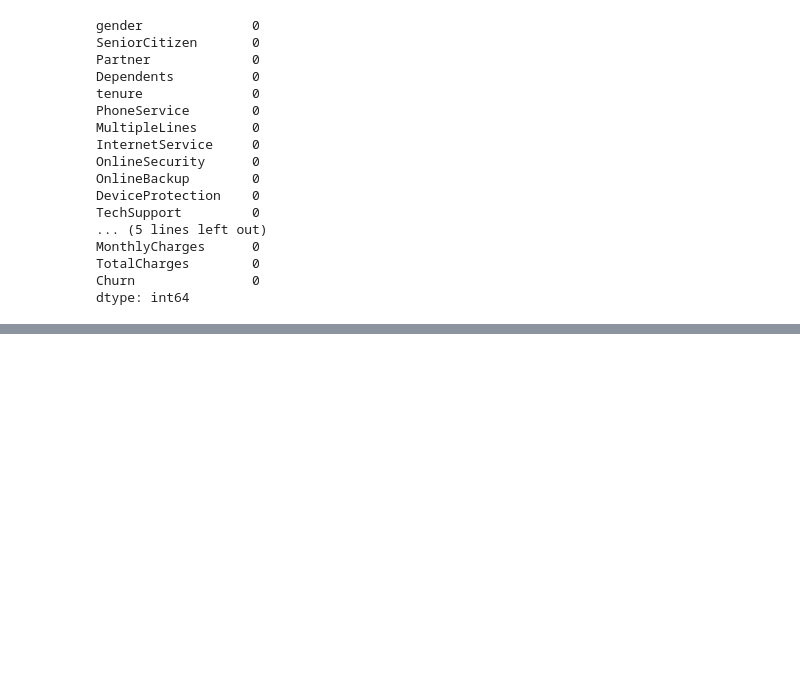
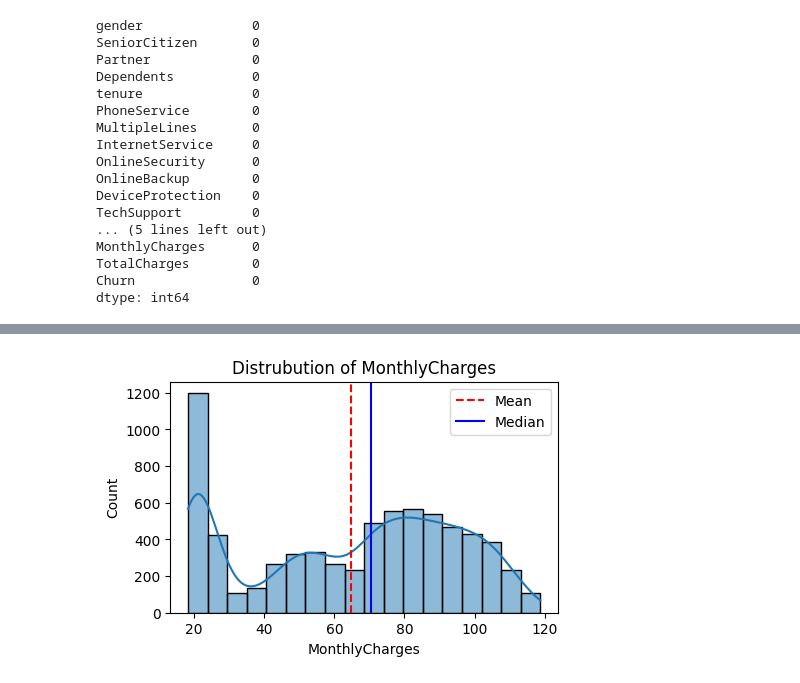
Before and after one commit to somethingshawnx/Churn_prediction, a Jupyter notebook: churn_prediction.ipynb, the cells around one changed output, grey strips where cells are left out. Cells and saved outputs as stored; diff of their text form; code cells hidden in the pictures; blank space fills up the shorter version.

```diff
--- a/churn_prediction.ipynb
+++ b/churn_prediction.ipynb
@@ -136,0 +233,4 @@ df['TotalCharges'] = df['TotalCharges']
+# %%
+plot_histogram(df,"MonthlyCharges")
+# %% [output]
+[figure, added]
```
Also changed, not shown: parts of 64 cells of this notebook.
